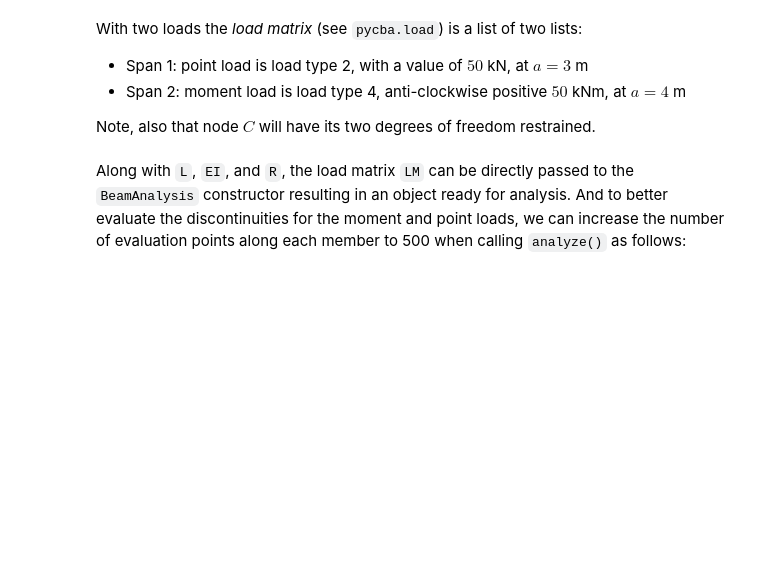
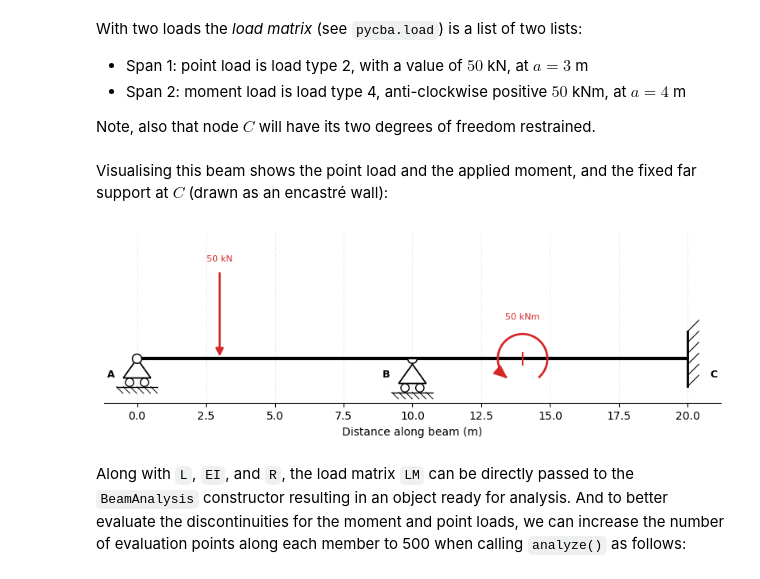
Before and after one commit to ccaprani/pycba, a Jupyter notebook: docs/source/notebooks/intro.ipynb, the cells around one changed output. Drawn from its saved outputs; the diff is of its cells as text; code cells hidden in the pictures; blank space fills up the shorter version.

```diff
--- a/docs/source/notebooks/intro.ipynb
+++ b/docs/source/notebooks/intro.ipynb
@@ -87,6 +93,12 @@ L = [10.0, 10.0]
 EI = 30 * 600e7 * 1e-6  # kNm2
 R = [-1, 0, -1, 0, -1, -1]
 LM = [[1, 2, 50, 3, 0], [2, 4, 50, 4, 0]]
+# %% [markdown]
+Visualising this beam shows the point load and the applied moment, and the fixed far support at $C$ (drawn as an encastré wall):
+# %%
+cba.BeamAnalysis(L, EI, R, LM).beam.plot();
+# %% [output]
+[figure, added]
 # %% [markdown]
 Along with `L`, `EI`, and `R`, the load matrix `LM` can be directly passed to the `BeamAnalysis` constructor resulting in an object ready for analysis. And to better evaluate the discontinuities for the moment and point loads, we can increase the number of evaluation points along each member to 500 when calling `analyze()` as follows:
 # %%
```
Also changed, not shown: parts of 4 cells of this notebook.
